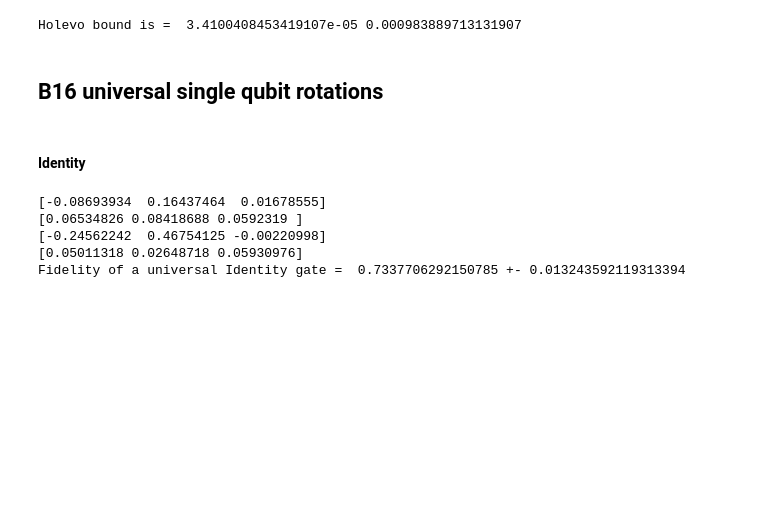
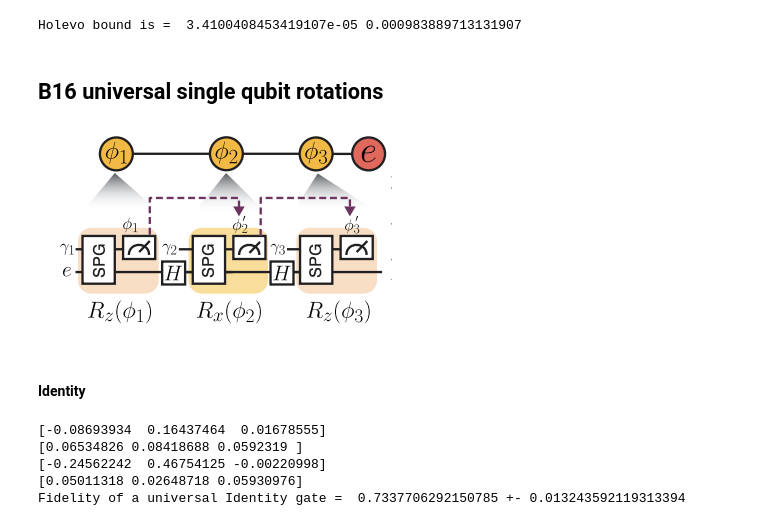
Before and after one commit to lukingroup/simnet, a Jupyter notebook: Notebooks/Blind_SingleNode_dataMatch.ipynb, the cells around one changed output. Drawn from its saved outputs; the diff is of its cells as text; code cells hidden in the pictures; blank space fills up the shorter version.

```diff
--- a/Notebooks/Blind_SingleNode_dataMatch.ipynb
+++ b/Notebooks/Blind_SingleNode_dataMatch.ipynb
@@ -213,6 +213,10 @@ print('Holevo bound is = ', hv_tot, hv_std)
 Holevo bound is =  3.4100408453419107e-05 0.000983889713131907
 # %% [markdown]
 ## B16 universal single qubit rotations
+# %%
+Image(filename='FiguresJupyter/SingleQubit_universal.png')
+# %% [output]
+[figure, added]
 # %% [markdown]
 #### Identity
 # %%
```
Also changed, not shown: parts of 48 cells of this notebook, 11 other files.
